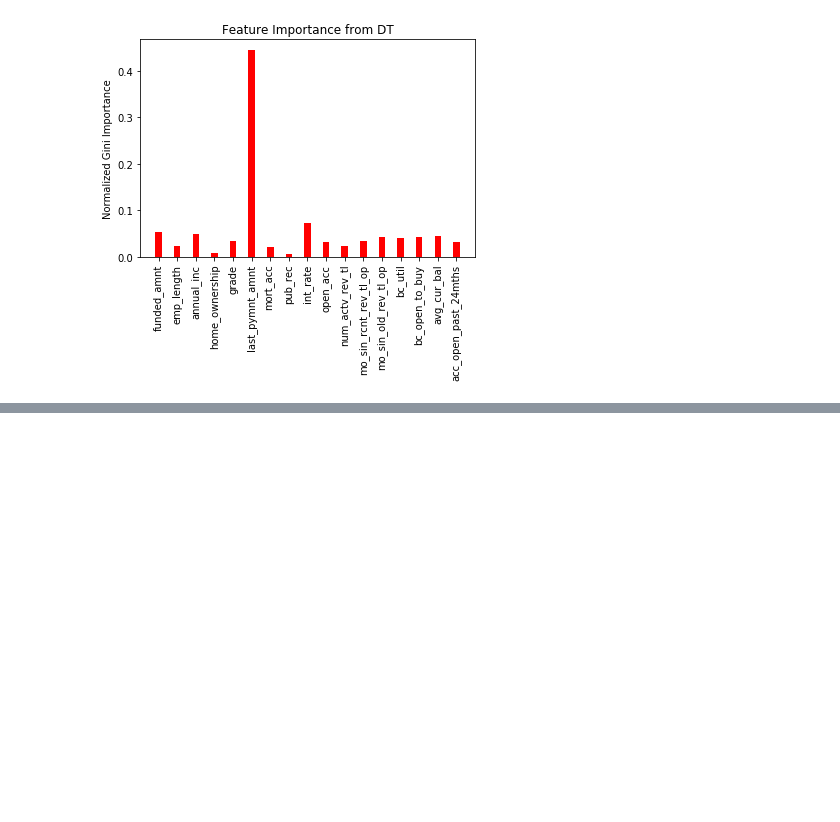
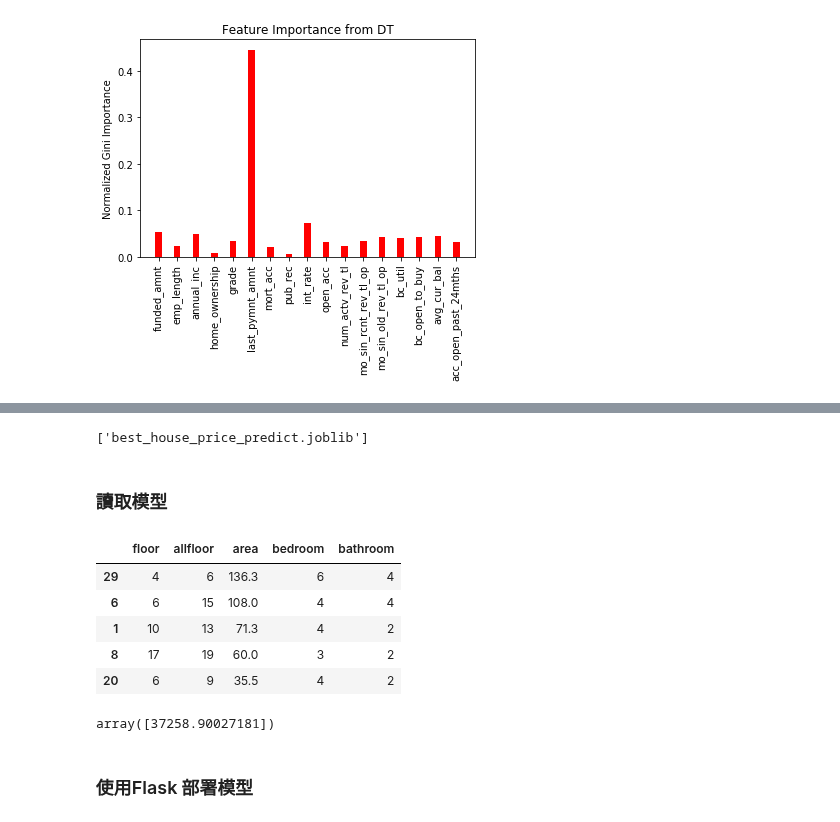
Before and after one commit to ywchiu/taipeifubon, a Jupyter notebook: Demo20200427.ipynb, the cells around one changed output, grey strips where cells are left out. Drawn from its saved outputs; the diff is of its cells as text; code cells hidden in the pictures; blank space fills up the shorter version.

```diff
--- a/Demo20200427.ipynb
+++ b/Demo20200427.ipynb
@@ -915,0 +1000,3 @@ Text(0, 0.5, 'Normalized Gini Importance')
+# %%
+from sklearn.model_selection import train_test_split
+train_X, test_X, train_y, test_y  = train_test_split(X,y, test_size = 0.2, random_state = 42 )
@@ -915,0 +1063,7 @@ Text(0, 0.5, 'Normalized Gini Importance')
+# %%
+from joblib import dump, load
+dump(grid.best_estimator_, 'best_house_price_predict.joblib')
+# %% [output]
+['best_house_price_predict.joblib']
+# %% [markdown]
+### 讀取模型
@@ -915,0 +1075,16 @@ Text(0, 0.5, 'Normalized Gini Importance')
+# %%
+test_X.head()
+# %% [output]
+|  | floor | allfloor | area | bedroom | bathroom |
+| 29 | 4 | 6 | 136.3 | 6 | 4 |
+| 6 | 6 | 15 | 108.0 | 4 | 4 |
+| 1 | 10 | 13 | 71.3 | 4 | 2 |
+| 8 | 17 | 19 | 60.0 | 3 | 2 |
+| 20 | 6 | 9 | 35.5 | 4 | 2 |
+# %%
+data = np.array([[5,20,20, 3, 2]])
+clf2.predict(data)
+# %% [output]
+array([37258.90027181])
+# %% [markdown]
+### 使用Flask 部署模型
```
Also changed, not shown: parts of 36 cells of this notebook.
